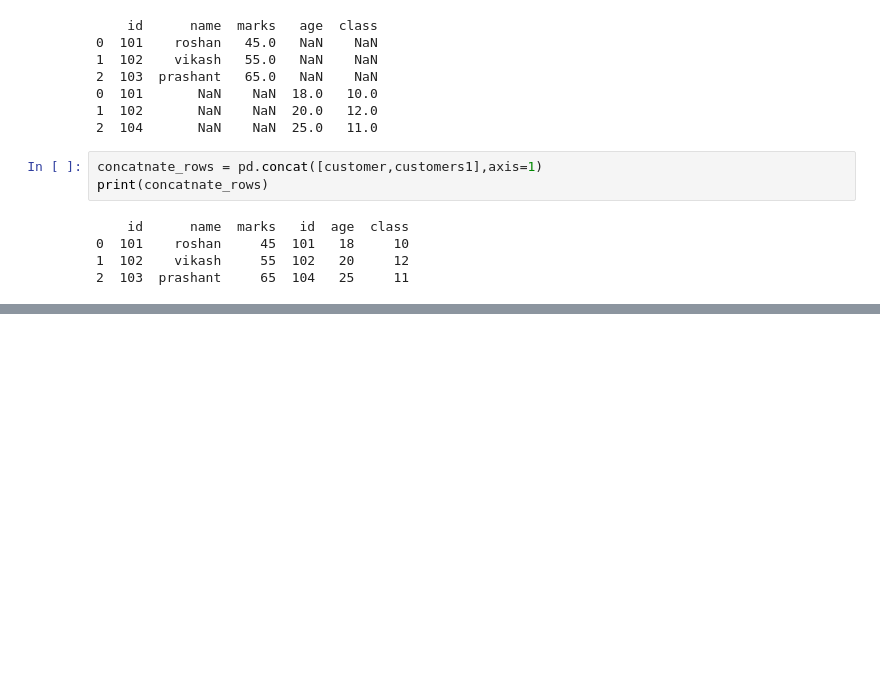
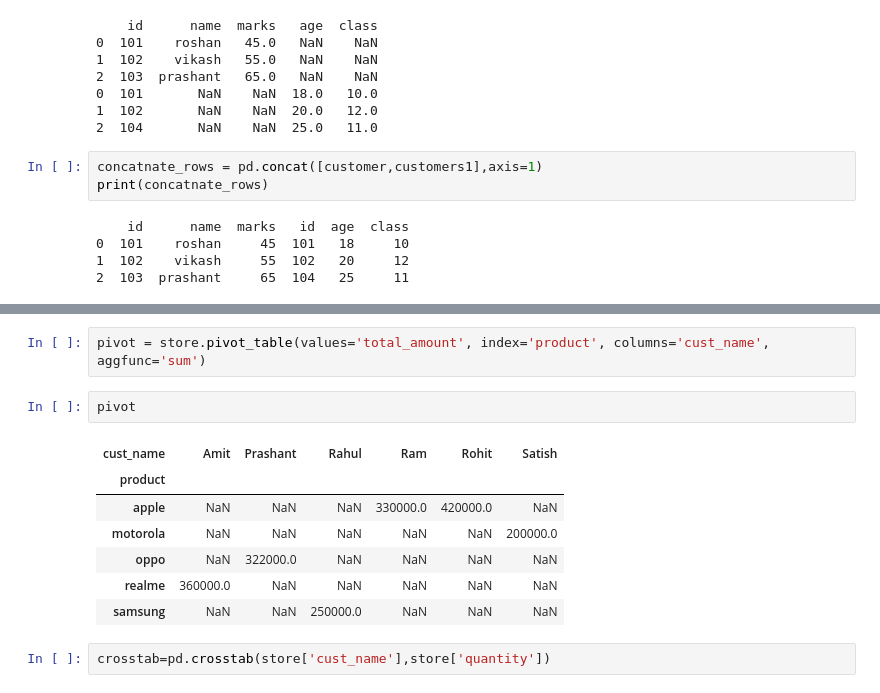
Before and after one commit to helloharendra/Python-DS-AI-11-AM-12-30PM, a Jupyter notebook: roshan/analytics/day30.ipynb, the cells around one changed output, grey strips where cells are left out. Cells and saved outputs as stored; diff of their text form; blank space fills up the shorter version.

```diff
--- a/roshan/analytics/day30.ipynb
+++ b/roshan/analytics/day30.ipynb
@@ -147,0 +158,14 @@ print(concatnate_rows)
+# %%
+pivot = store.pivot_table(values='total_amount', index='product', columns='cust_name', aggfunc='sum')
+# %%
+pivot
+# %% [output]
+| cust_name | Amit | Prashant | Rahul | Ram | Rohit | Satish |
+| product |  |  |  |  |  |  |
+| apple | NaN | NaN | NaN | 330000.0 | 420000.0 | NaN |
+| motorola | NaN | NaN | NaN | NaN | NaN | 200000.0 |
+| oppo | NaN | 322000.0 | NaN | NaN | NaN | NaN |
+| realme | 360000.0 | NaN | NaN | NaN | NaN | NaN |
+| samsung | NaN | NaN | 250000.0 | NaN | NaN | NaN |
+# %%
+crosstab=pd.crosstab(store['cust_name'],store['quantity'])
```
Also changed, not shown: parts of 2 cells of this notebook, 3 other files.
